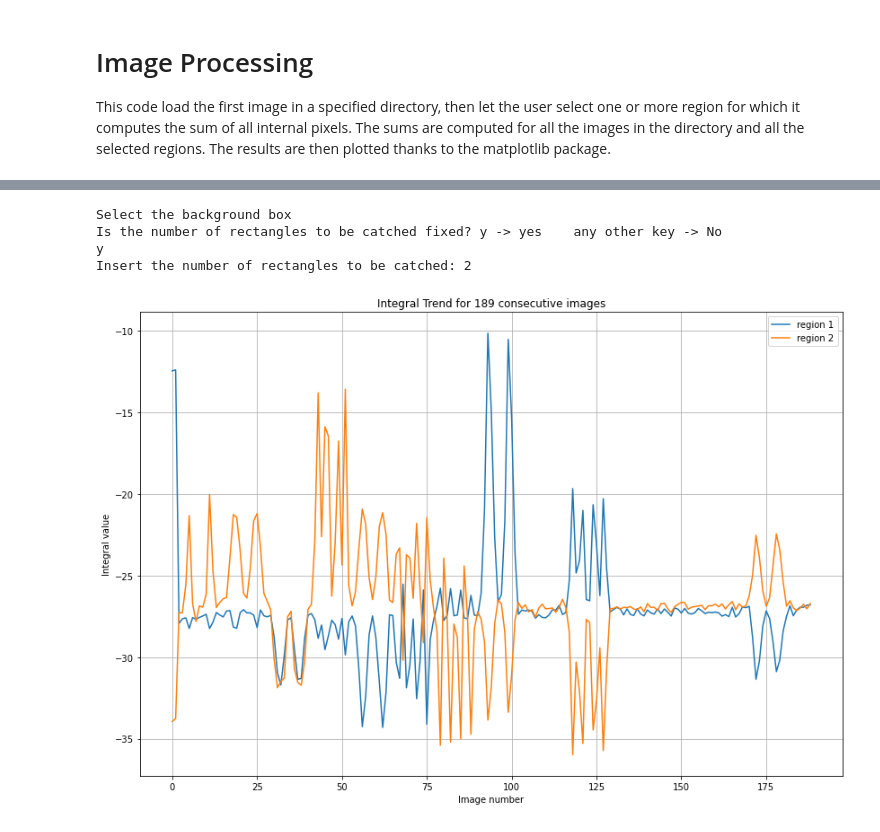
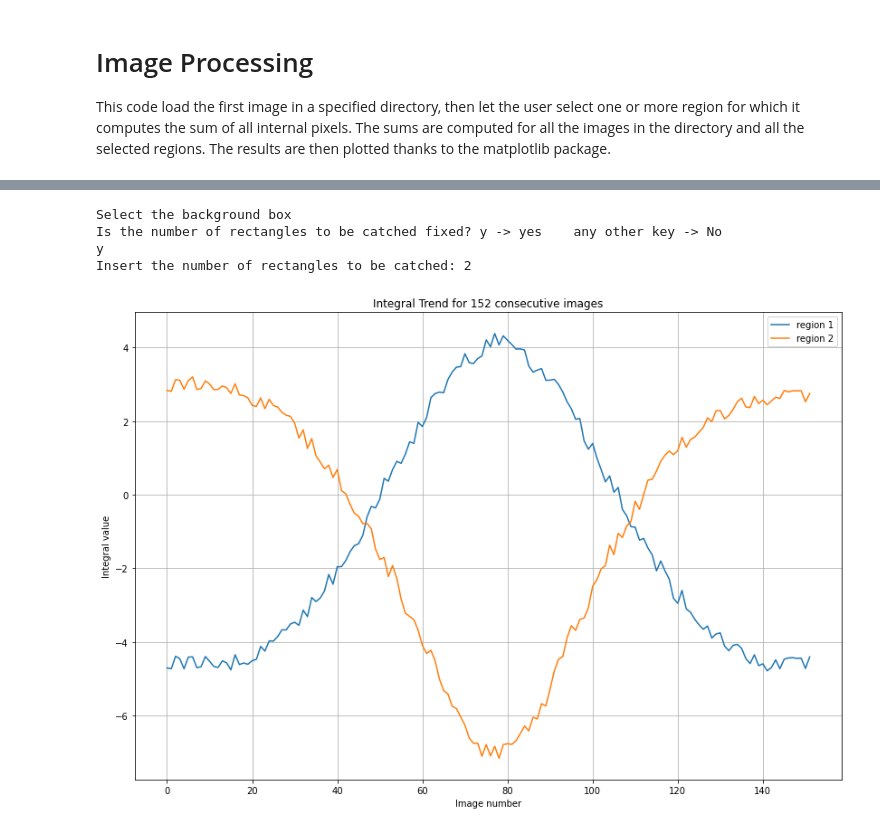
Before and after one commit to LucaGemma/Q8b, a Jupyter notebook: Image Processing.ipynb, the cells around one changed output, grey strips where cells are left out. Saved outputs shown, nothing was run; the diff lists cells and outputs as text; code cells hidden in the pictures.

```diff
--- a/Image Processing.ipynb
+++ b/Image Processing.ipynb
@@ -87,7 +93,10 @@ click=0
 wName = "Select region"
 
 #Set the path for the image to be opened
-path = r'C:\Users\lucag\Desktop\Actual_Images\Sweep_dof_input5_10V_10mA_058_21102021_155858_375.png'
+#path = r'C:\Users\lucag\Desktop\Actual_Images\Sweep_dof_input5_10V_10mA_058_21102021_155858_375.png'
+directory = r'C:\Users\lucag\Desktop\Images_from_gif'
+path = directory + r'\frame_000_delay-0.08s.png'
+
 #Open the image
 image = cv2.imread(path)
 
@@ -190,7 +199,8 @@ else: # START CALLING THE CATCH_RECTANGLE FUNCTION UNTIL THE USER STOP IT
 #rectI = catch_rectangle(gray)
 
 #Set the directory containing the images to be opened
-directory = r'C:\Users\lucag\Desktop\Actual_Images' #Images
+#directory = r'C:\Users\lucag\Desktop\Actual_Images' #Images
+
 
 integral = [[] for i in range(len(rectangles))] # integral is a list of the given number of rectangles.
                                                 # The length of each rectangle is equal to the number of images to be processed.
@@ -238,31 +248,31 @@ for i in os.listdir(directory):
 
 data_figure = plt.figure("Integrals")
 data_figure.set_size_inches(14, 9.5, forward=True)
 data_plot = data_figure.add_subplot(111)
 
 for i in range(len(integral)): # plot integral values for each rectangle
     data_plot.plot(integral[i], label= "region " + str(i+1))
 data_plot.legend()
 
 data_plot.set_xlabel('Image number')
 data_plot.set_ylabel('Integral value')
 data_plot.set_title('Integral Trend for ' + str(len(integral[0])) + ' consecutive images')
 data_plot.grid(True)
 #plt.xticks(range(len(integral)))
 #data_plot.tight_layout()
 timestamp = now.strftime("%d_%m_%Y_%H_%M_%S")
 plt.savefig("C:/Users/lucag/Desktop/Figures/" + timestamp + ".png")
 plt.show()
 
 
 # -----------------------------------------------------------
 
 
 # close all open windows
 cv2.destroyAllWindows()
 # %% [output]
 Select the background box
 Is the number of rectangles to be catched fixed? y -> yes    any other key -> No
 y
 Insert the number of rectangles to be catched: 2
-[figure, old version]
+[figure, new version]
```
Also changed, not shown: parts of 1 cell of this notebook, 21 other files.
